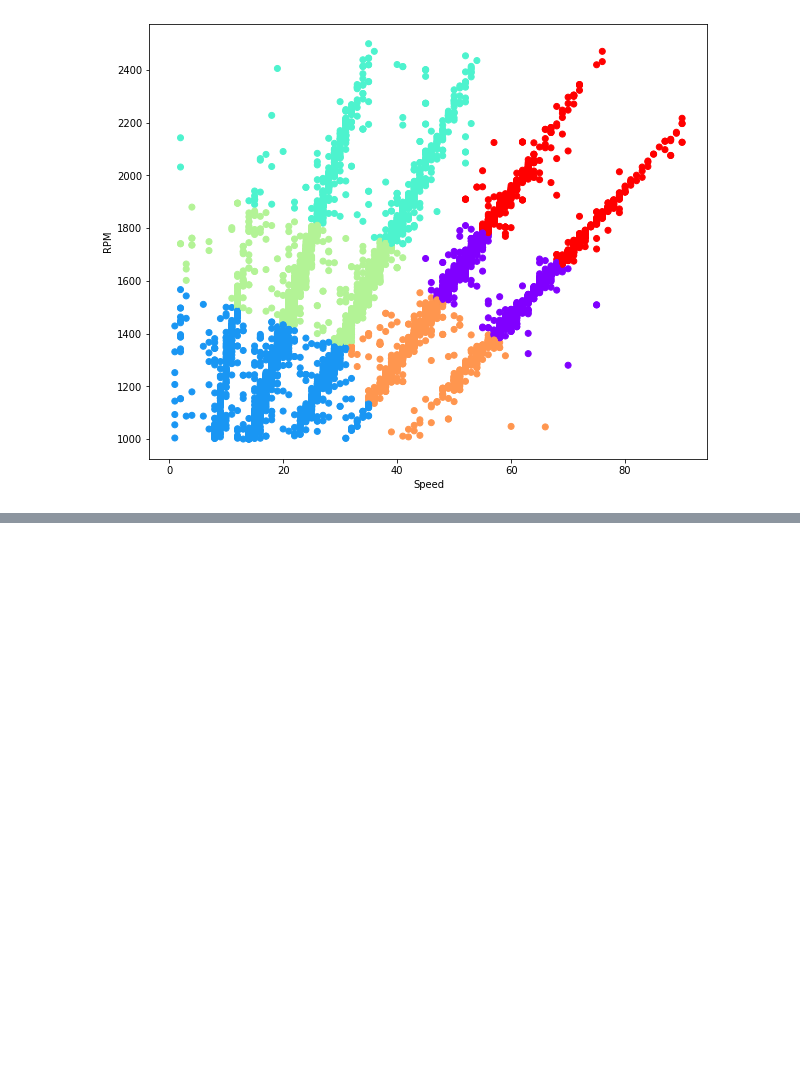
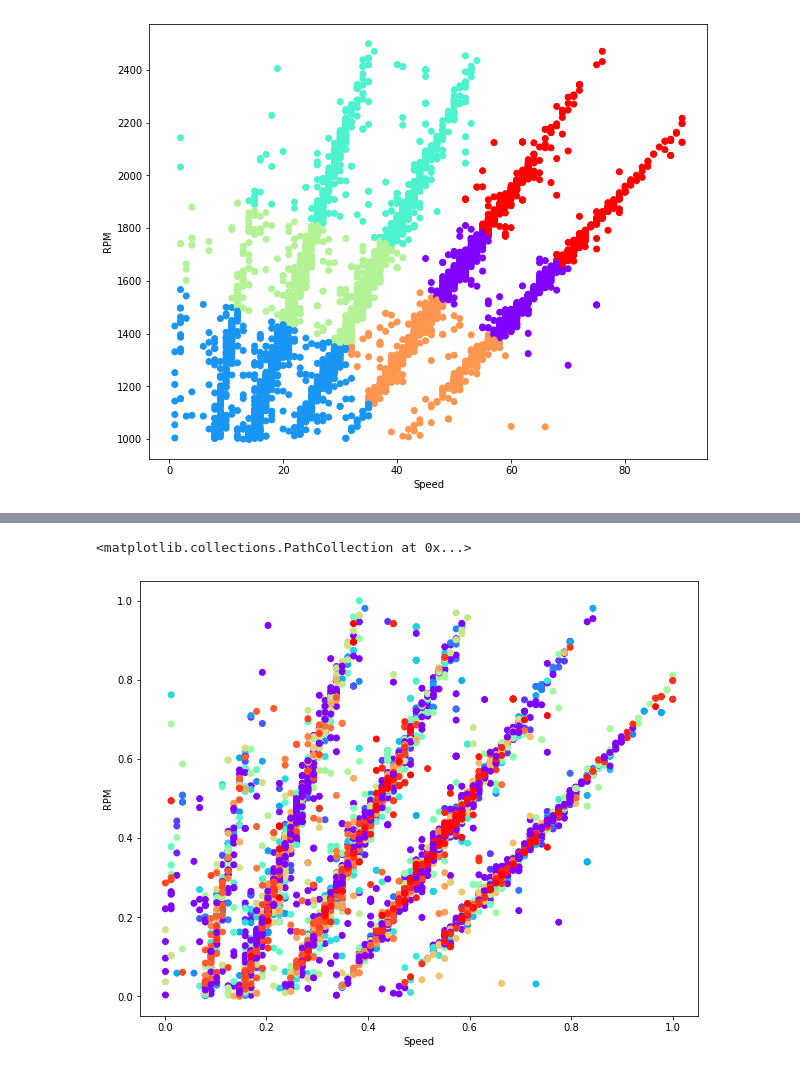
Before and after one commit to Rigved19/Machine-Learning-Projects, a Jupyter notebook: ML Clustering Algorithms/Successful_Clustering _Using_DBSCAN.ipynb, the cells around one changed output, grey strips where cells are left out. Cells and saved outputs as stored; diff of their text form; code cells hidden in the pictures; blank space fills up the shorter version.

```diff
--- a/ML Clustering Algorithms/Successful_Clustering _Using_DBSCAN.ipynb
+++ b/ML Clustering Algorithms/Successful_Clustering _Using_DBSCAN.ipynb
@@ -133,0 +319,15 @@ plt.scatter(cluster_centers[:,0],cluster_centers[:,1], marker = ".", color = 'k'
+# %%
+## OPTICS Algortithm
+from sklearn.cluster import OPTICS, cluster_optics_dbscan
+
+# Building the OPTICS Clustering model
+optics_model = OPTICS(min_samples = 10, xi = 0.05, max_eps=1, min_cluster_size = None)
+
+# Training the model
+optics_model.fit(X_normalized)
+
+labels1 = cluster_optics_dbscan(reachability = optics_model.reachability_,
+                                   core_distances = optics_model.core_distances_,
+                                   ordering = optics_model.ordering_, eps = 0.005)
+
+labels = optics_model.labels_[optics_model.ordering_]
@@ -133,0 +340,8 @@ plt.scatter(cluster_centers[:,0],cluster_centers[:,1], marker = ".", color = 'k'
+# %%
+plt.figure(figsize=(10,8))
+plt.xlabel("Speed")
+plt.ylabel("RPM")
+plt.scatter(x_scaled , y_scaled , c = labels , cmap="rainbow")
+# %% [output]
+<matplotlib.collections.PathCollection at 0x...>
+[figure, added]
```
Also changed, not shown: parts of 25 cells of this notebook.
